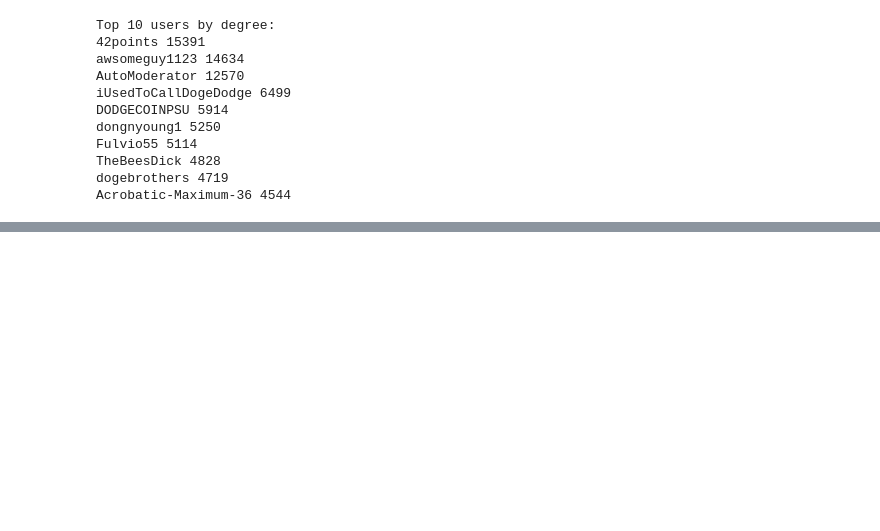
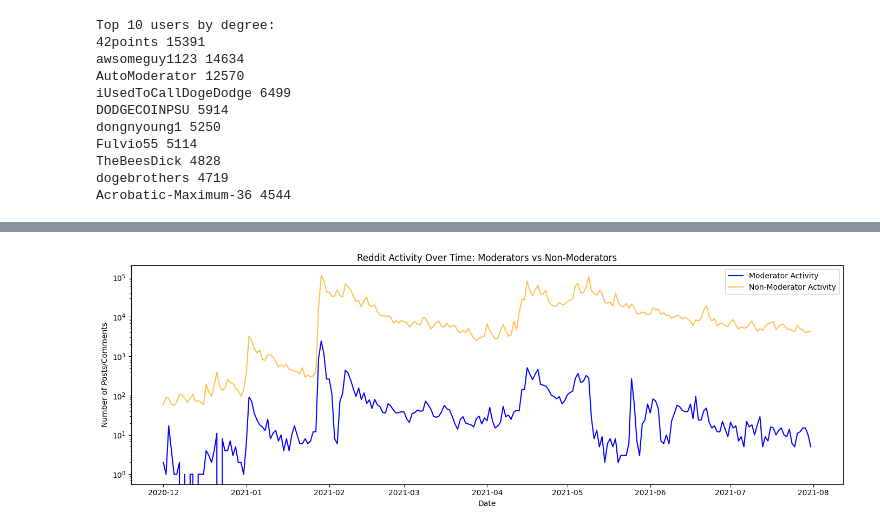
Before and after one commit to CrownCrafter/Network-Analysis-Assignment, a Jupyter notebook: eda.ipynb, the cells around one changed output, grey strips where cells are left out. Cells and saved outputs as stored; diff of their text form; code cells hidden in the pictures; blank space fills up the shorter version.

```diff
--- a/eda.ipynb
+++ b/eda.ipynb
@@ -162,0 +284,15 @@ Community sizes (top 10): [(1, 104668), (2, 79693), (5, 72979), (4, 34038), (3,
+# %%
+import matplotlib.pyplot as plt
+
+plt.figure(figsize=(14,5))
+plt.plot(daily_activity.index, daily_activity['mod_activity'], label='Moderator Activity', color='blue')
+plt.plot(daily_activity.index, daily_activity['non_mod_activity'], label='Non-Moderator Activity', color='orange', alpha=0.7)
+plt.title('Reddit Activity Over Time: Moderators vs Non-Moderators')
+plt.xlabel('Date')
+plt.ylabel('Number of Posts/Comments')
+plt.legend()
+plt.yscale('log')  # <-- this sets log scale
+plt.tight_layout()
+plt.show()
+# %% [output]
+[figure, added]
```
Also changed, not shown: parts of 23 cells of this notebook, 1 other file.
